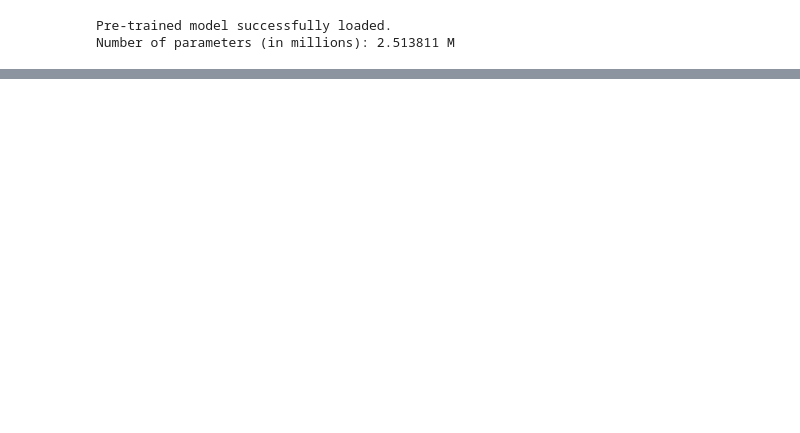
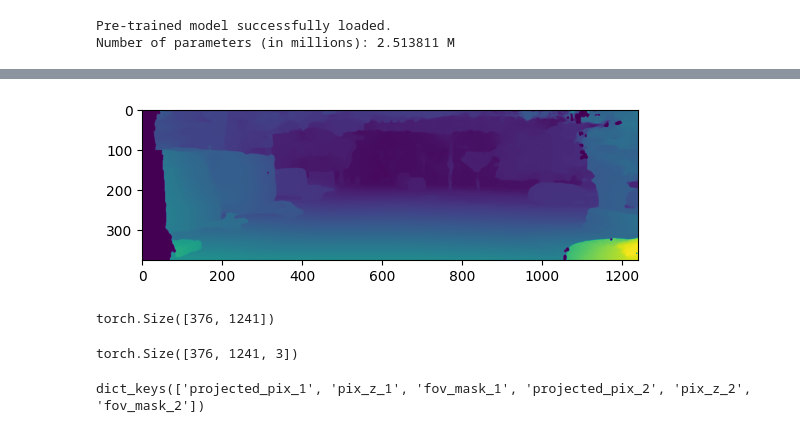
Before and after one commit to zht043/HKU-OccNet, a Jupyter notebook: Experiments/ZHTDanPotEins.ipynb, the cells around one changed output, grey strips where cells are left out. Cells and saved outputs as stored; diff of their text form; code cells hidden in the pictures; blank space fills up the shorter version.

```diff
--- a/Experiments/ZHTDanPotEins.ipynb
+++ b/Experiments/ZHTDanPotEins.ipynb
@@ -542,0 +520,9 @@ sizes provided (5) must be greater or equal to the number of dimensions in the t
+# %%
+plot_tensor2d(disp_img)
+# %% [output]
+[figure, added]
+# %%
+disp_img.shape
+disp_img.squeeze(0).shape
+# %% [output]
+torch.Size([376, 1241])
@@ -542,0 +531,4 @@ sizes provided (5) must be greater or equal to the number of dimensions in the t
+# %%
+prj3dpts.shape
+# %% [output]
+torch.Size([376, 1241, 3])
@@ -542,0 +537,4 @@ sizes provided (5) must be greater or equal to the number of dimensions in the t
+# %%
+get_projections(img_width, img_height, calib).keys()
+# %% [output]
+dict_keys(['projected_pix_1', 'pix_z_1', 'fov_mask_1', 'projected_pix_2', 'pix_z_2', 'fov_mask_2'])
```
Also changed, not shown: parts of 29 cells of this notebook, 3 other files.
